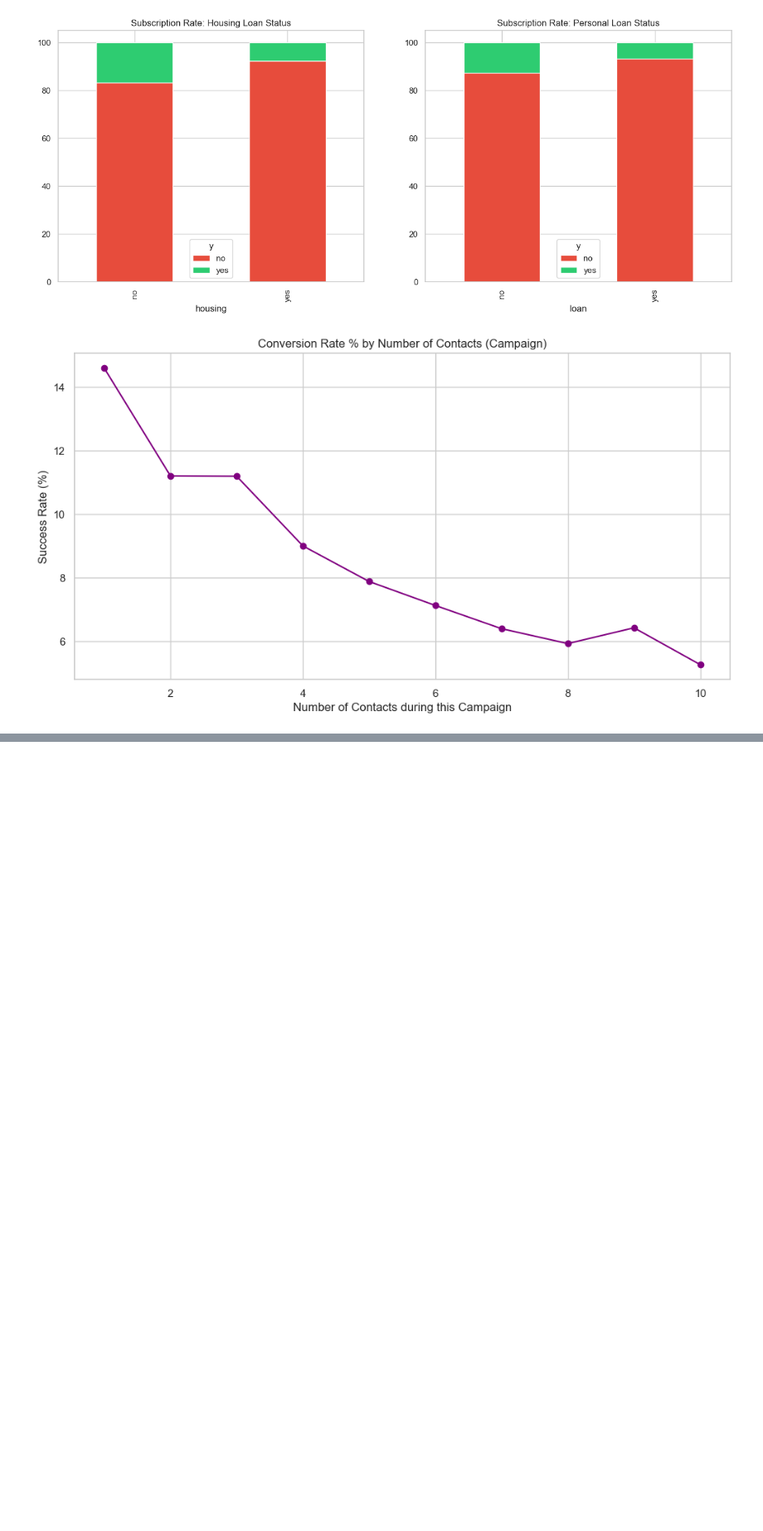
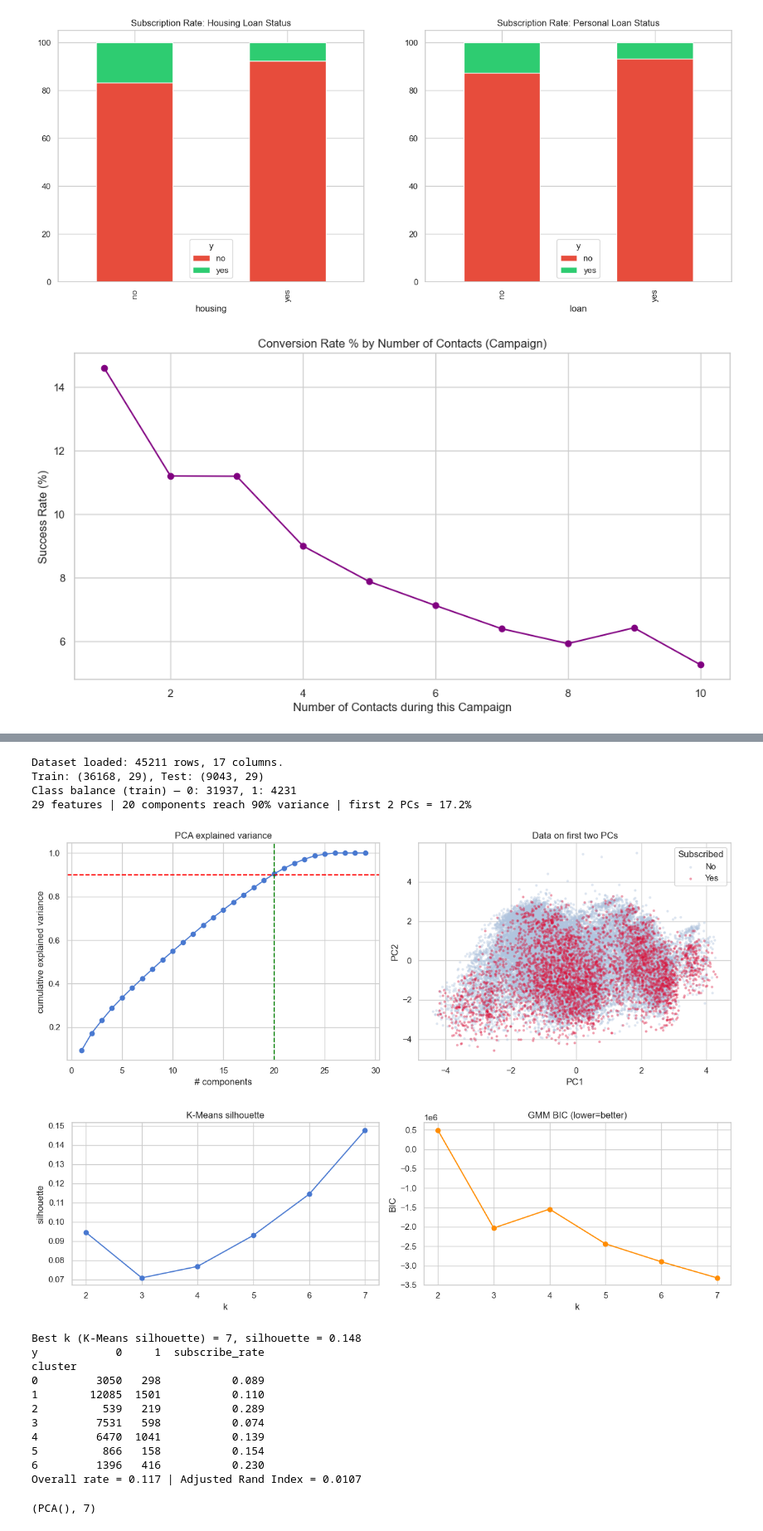
Before and after one commit to Lydiabrorsson/ml-project, a Jupyter notebook: ml_project.ipynb, the cells around one changed output, grey strips where cells are left out. Shown at 83% size. Saved outputs shown, nothing was run; the diff lists cells and outputs as text; code cells hidden in the pictures; blank space fills up the shorter version.

Commit message:
phase I, knn, nn, class imbalance

```diff
--- a/ml_project.ipynb
+++ b/ml_project.ipynb
@@ -314,7 +306,7 @@ def preprocess_data(df):
 
     for col in df.columns:
         if df[col].isna().any():
-            df[col].fillna(df[col].mode()[0], inplace=True)
+            df[col] = df[col].fillna(df[col].mode()[0])
 
     assert df.isna().sum().sum() == 0, "Unexpected NaNs remain after imputation"
 
@@ -395,0 +413,52 @@ def split_and_scale(df, target='y', test_size=0.2, random_state=42):
+# %%
+def cluster_analysis(X_train, y_train, k_range=range(2, 8), sample_size=5000):
+    """Pick k via K-Means silhouette and GMM BIC, then test cluster-target alignment."""
+    km_sil, gmm_bic = [], []
+    for k in k_range:
+        km = KMeans(n_clusters=k, random_state=42, n_init=10).fit(X_train)
+        km_sil.append(silhouette_score(X_train, km.labels_, sample_size=sample_size, random_state=42))
+        gmm_bic.append(GaussianMixture(k, covariance_type="full", random_state=42).fit(X_train).bic(X_train))
+
+    fig, (a1, a2) = plt.subplots(1, 2, figsize=(13, 4))
+    a1.plot(list(k_range), km_sil, marker="o"); a1.set(title="K-Means silhouette", xlabel="k", ylabel="silhouette")
+    a2.plot(list(k_range), gmm_bic, marker="o", color="darkorange"); a2.set(title="GMM BIC (lower=better)", xlabel="k", ylabel="BIC")
+    plt.tight_layout(); plt.show()
+
+    best_k = list(k_range)[int(np.argmax(km_sil))]
+    print(f"Best k (K-Means silhouette) = {best_k}, silhouette = {max(km_sil):.3f}")
+
+    labels = KMeans(n_clusters=best_k, random_state=42, n_init=10).fit_predict(X_train)
+    ct = pd.crosstab(labels, y_train.values, rownames=["cluster"], colnames=["y"])
+    ct["subscribe_rate"] = ct[1] / ct.sum(axis=1)
+    print(ct.round(3))
+    print(f"Overall rate = {y_train.mean():.3f} | Adjusted Rand Index = "
+          f"{adjusted_rand_score(y_train, labels):.4f}")
+    return best_k, ct
+# %%
+def phase1_unsupervised():
+    X_train, _, y_train, _ = split_and_scale(preprocess_data(load_data()))
+    pca, n_comp = pca_analysis(X_train, y_train)
+    best_k, ct = cluster_analysis(X_train, y_train)
+    return pca, best_k
+
+
+phase1_unsupervised()
+# %% [output]
+Dataset loaded: 45211 rows, 17 columns.
+Train: (36168, 29), Test: (9043, 29)
+Class balance (train) — 0: 31937, 1: 4231
+29 features | 20 components reach 90% variance | first 2 PCs = 17.2%
+[figure, added]
+[figure, added]
+Best k (K-Means silhouette) = 7, silhouette = 0.148
+y            0     1  subscribe_rate
+cluster
+0         3050   298           0.089
+1        12085  1501           0.110
+2          539   219           0.289
+3         7531   598           0.074
+4         6470  1041           0.139
+5          866   158           0.154
+6         1396   416           0.230
+Overall rate = 0.117 | Adjusted Rand Index = 0.0107
+(PCA(), 7)
```
Also changed, not shown: parts of 32 cells of this notebook.
